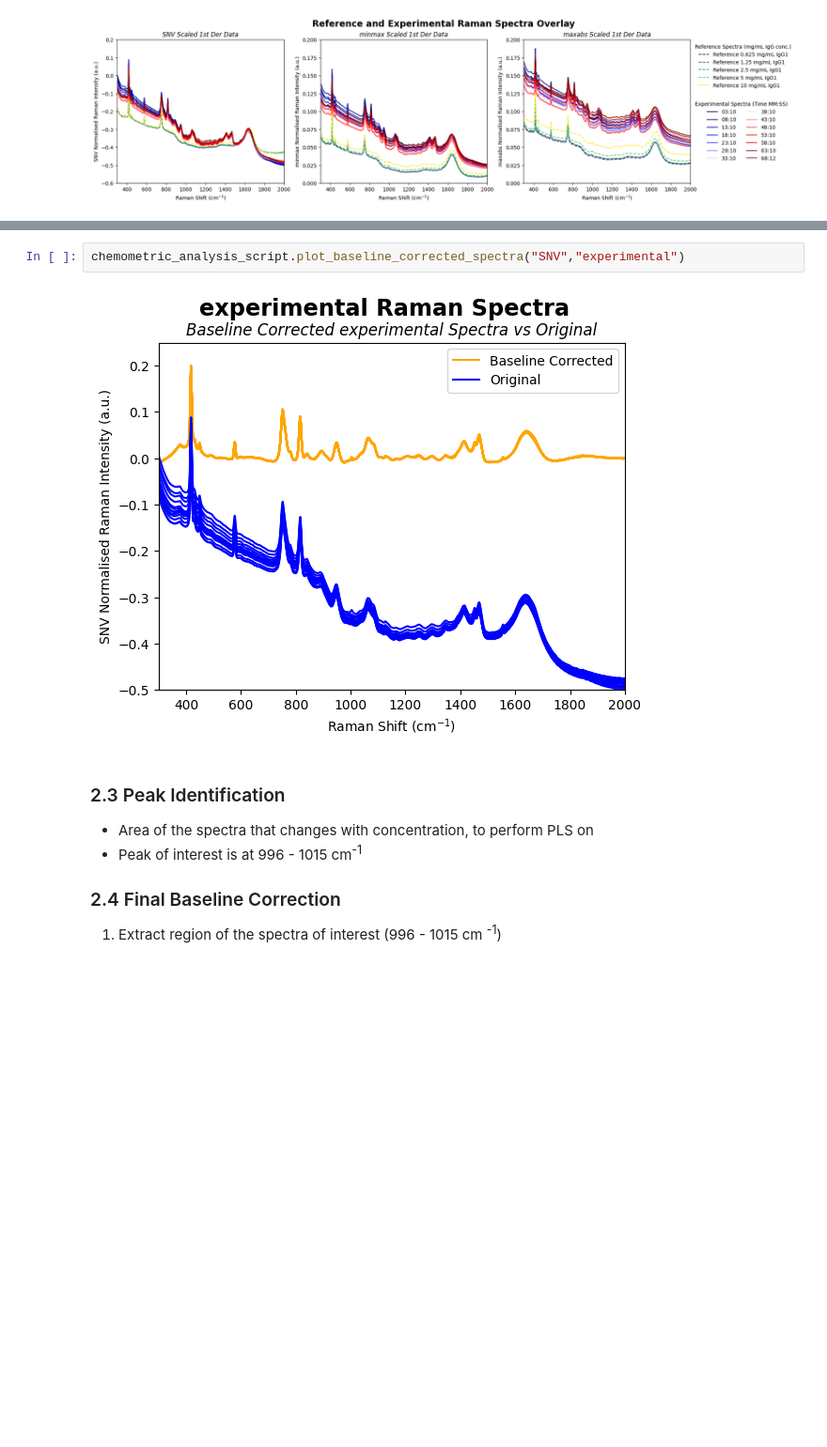
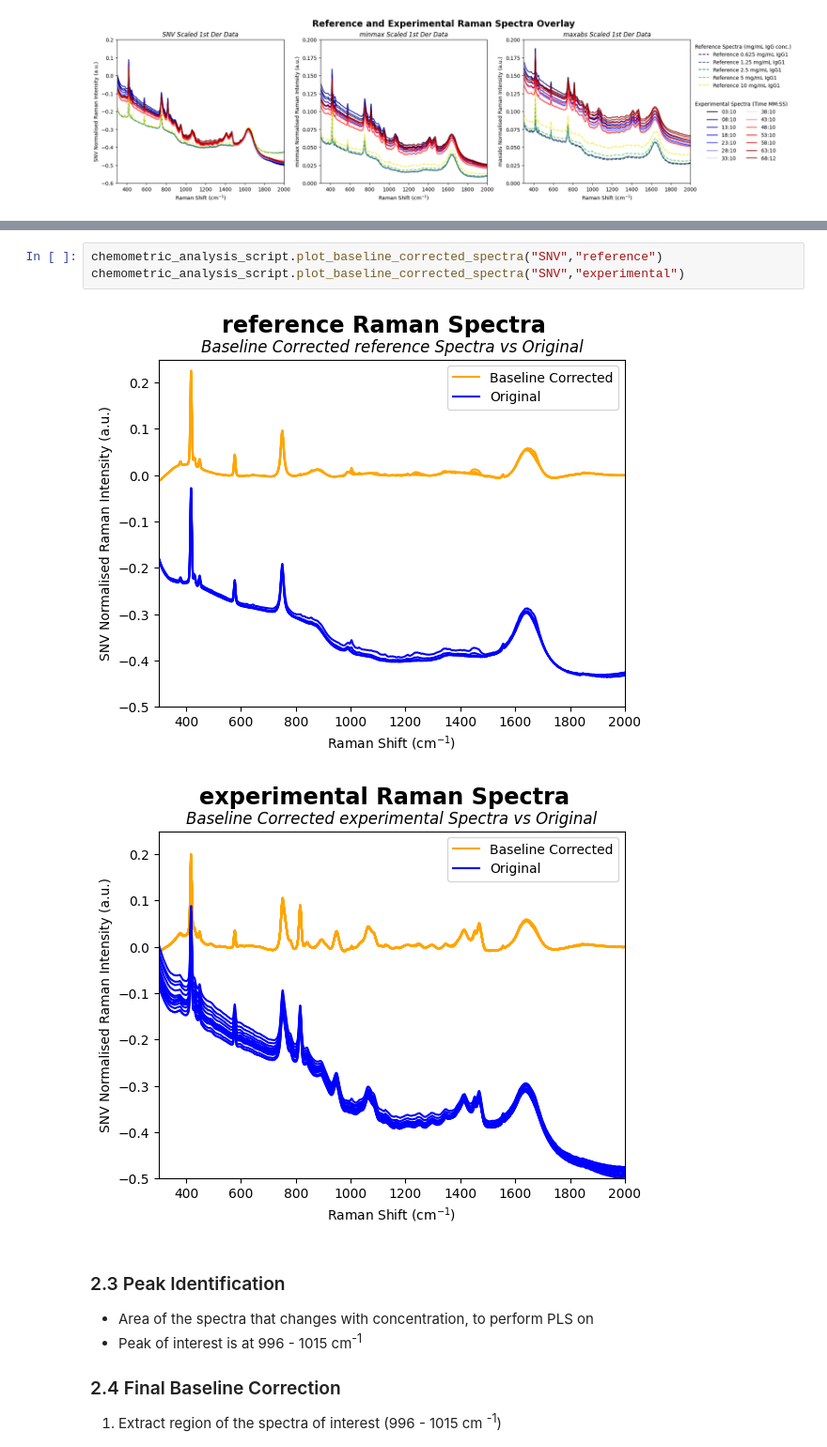
Before and after one commit to a-o-connor/PFDA-project, a Jupyter notebook: big_project_practice.ipynb, the cells around one changed output, grey strips where cells are left out. Shown at 94% size. Cells and saved outputs as stored; diff of their text form; blank space fills up the shorter version.

```diff
--- a/big_project_practice.ipynb
+++ b/big_project_practice.ipynb
@@ -135,9 +146,11 @@ chemometric_analysis_script.plot_normalisation_techniques()
 - [Algorithm for ALS baseline correction](https://irfpy.irf.se/projects/ica/_modules/irfpy/ica/baseline.html)
 - [Stackoverflow discussion on best baseline correction methods with Python](https://stackoverflow.com/questions/29156532/python-baseline-correction-library)
 # %%
+chemometric_analysis_script.plot_baseline_corrected_spectra("SNV","reference")
 chemometric_analysis_script.plot_baseline_corrected_spectra("SNV","experimental")
 # %% [output]
-[figure, old version]
+[figure, new version]
+[figure, added]
 # %% [markdown]
 ### 2.3 Peak Identification
 - Area of the spectra that changes with concentration, to perform PLS on
```
Also changed, not shown: parts of 5 cells of this notebook.
